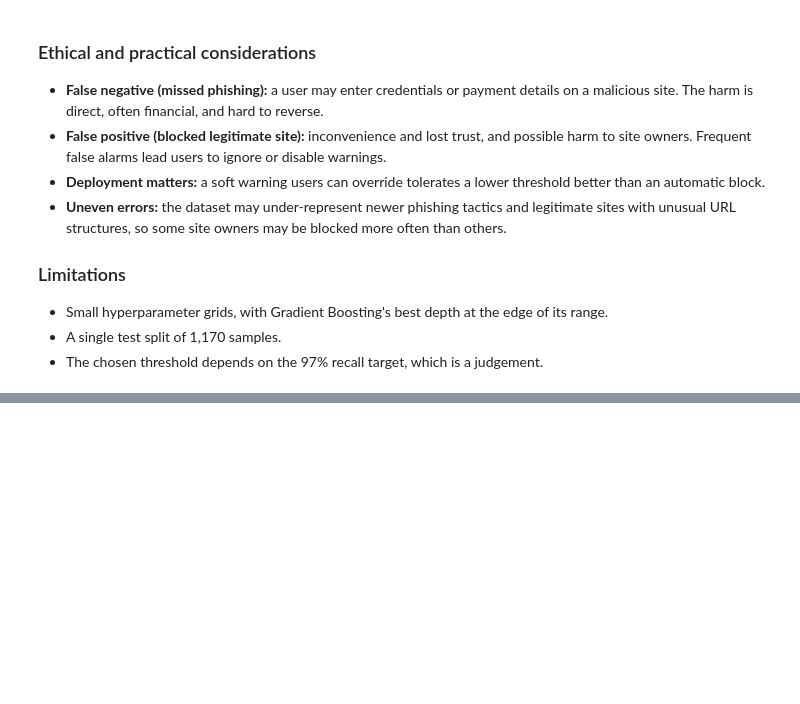
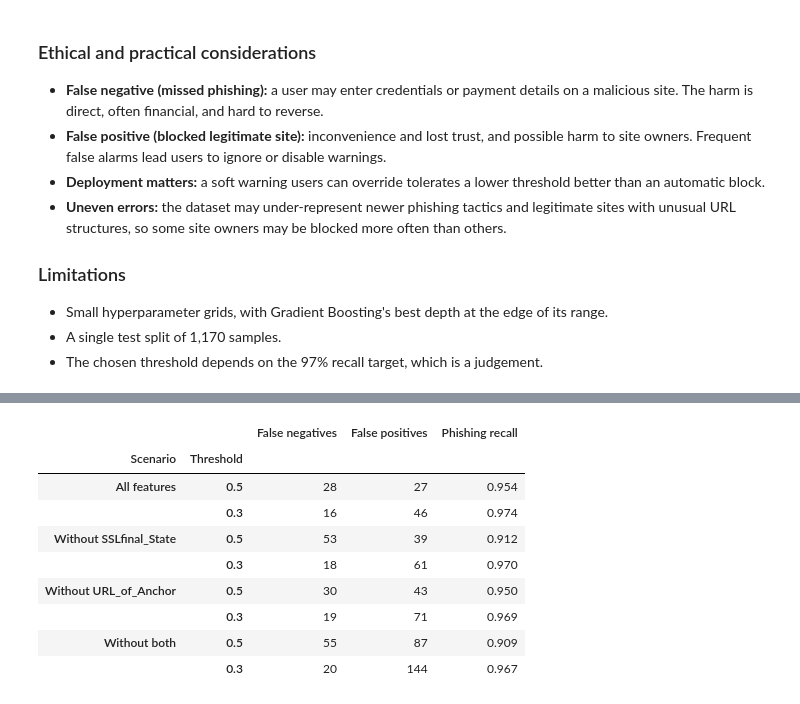
Before and after one commit to Hackme-code/ict606-phishing-detection, a Jupyter notebook: notebooks/02_modelling.ipynb, the cells around one changed output, grey strips where cells are left out. Cells and saved outputs as stored; diff of their text form; code cells hidden in the pictures; blank space fills up the shorter version.

```diff
--- a/notebooks/02_modelling.ipynb
+++ b/notebooks/02_modelling.ipynb
@@ -402,0 +442,37 @@ Lowering the threshold to 0.30 cut missed phishing sites by 12 (about 43%) at th
+# %%
+from sklearn.base import clone
+
+def evaluate(drop_cols, t):
+    Xtr = X_train.drop(columns=drop_cols)
+    Xte = X_test.drop(columns=drop_cols)
+    m = clone(final_model).fit(Xtr, y_train)
+    p = m.predict_proba(Xte)[:, list(m.classes_).index(-1)]
+    pred = np.where(p >= t, -1, 1)
+    tp, fn, fp, tn = confusion_matrix(y_test, pred, labels=[-1, 1]).ravel()
+    return {"False negatives": fn, "False positives": fp,
+            "Phishing recall": round(tp / (tp + fn), 3)}
+
+scenarios = {
+    "All features": [],
+    "Without SSLfinal_State": ["SSLfinal_State"],
+    "Without URL_of_Anchor": ["URL_of_Anchor"],
+    "Without both": ["SSLfinal_State", "URL_of_Anchor"],
+}
+
+rows = []
+for name, cols in scenarios.items():
+    for t in [0.5, chosen_t]:
+        rows.append({"Scenario": name, "Threshold": t, **evaluate(cols, t)})
+
+pd.DataFrame(rows).set_index(["Scenario", "Threshold"])
+# %% [output]
+|  |  | False negatives | False positives | Phishing recall |
+| Scenario | Threshold |  |  |  |
+| All features | 0.5 | 28 | 27 | 0.954 |
+|  | 0.3 | 16 | 46 | 0.974 |
+| Without SSLfinal_State | 0.5 | 53 | 39 | 0.912 |
+|  | 0.3 | 18 | 61 | 0.970 |
+| Without URL_of_Anchor | 0.5 | 30 | 43 | 0.950 |
+|  | 0.3 | 19 | 71 | 0.969 |
+| Without both | 0.5 | 55 | 87 | 0.909 |
+|  | 0.3 | 20 | 144 | 0.967 |
```
Also changed, not shown: parts of 5 cells of this notebook, 1 other file.
